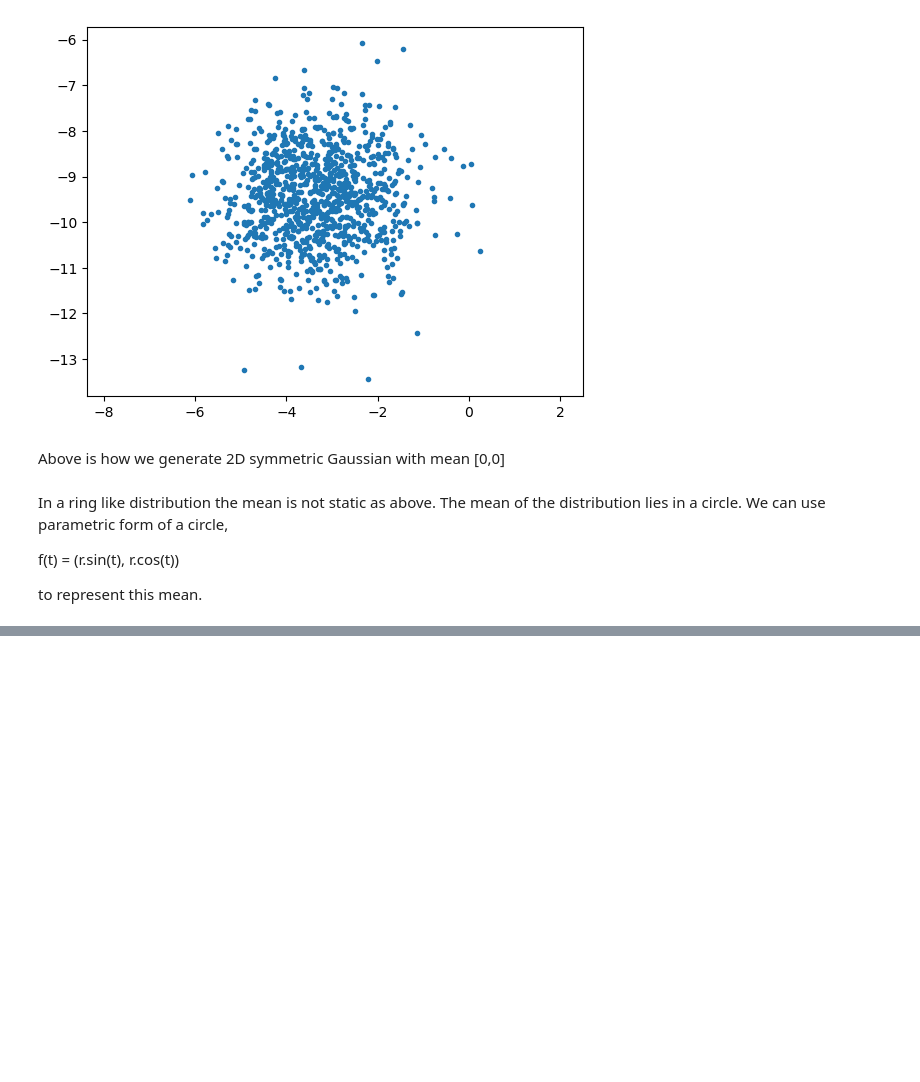
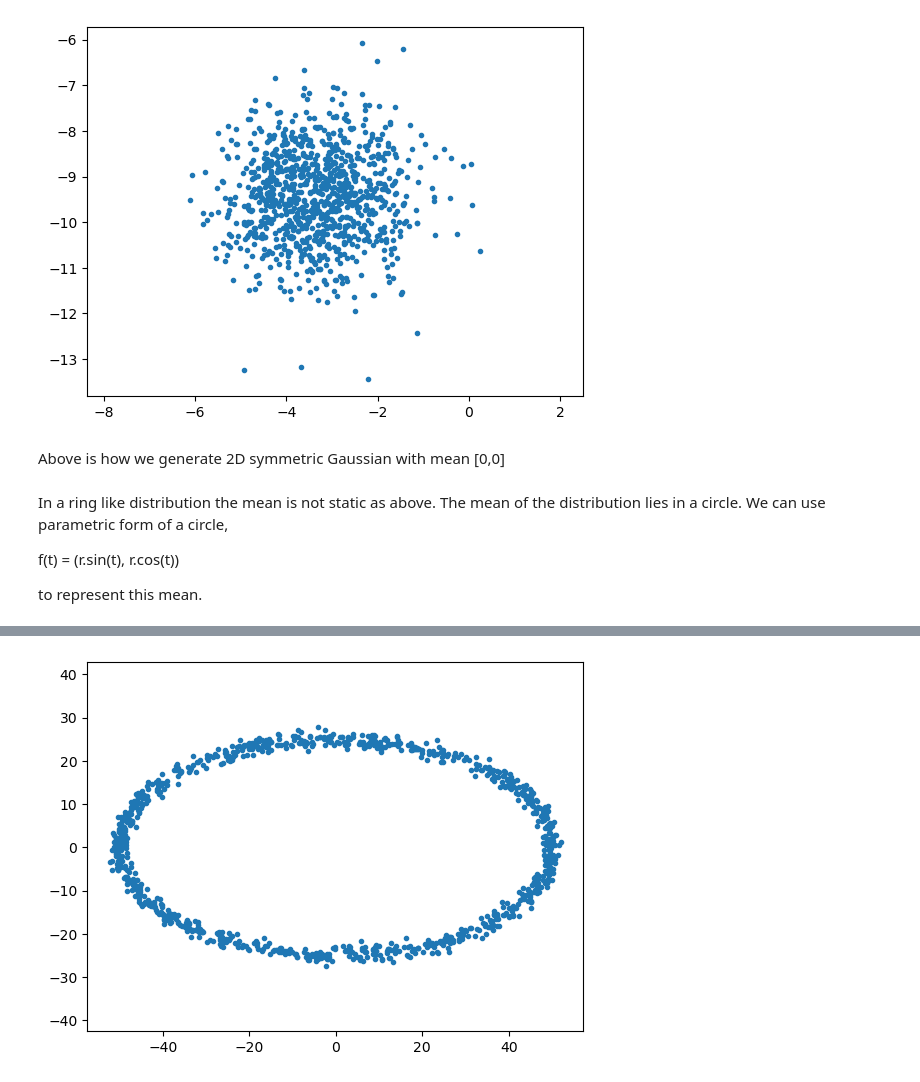
Before and after one commit to Wishmitha/2D_ring_gaussian_gen, a Jupyter notebook: data_generator.ipynb, the cells around one changed output, grey strips where cells are left out. Cells and saved outputs as stored; diff of their text form; code cells hidden in the pictures; blank space fills up the shorter version.

```diff
--- a/data_generator.ipynb
+++ b/data_generator.ipynb
@@ -39,0 +72,7 @@ plt.show()
+# %%
+x, y = gen_2D_ring_gaussian(r1=50, r2=25) # r1=50 and r2=25 and other default params for a elliptical ring
+plt.plot(x, y, '.')
+plt.axis('equal')
+plt.show()
+# %% [output]
+[figure, added]
```
Also changed, not shown: parts of 10 cells of this notebook.
